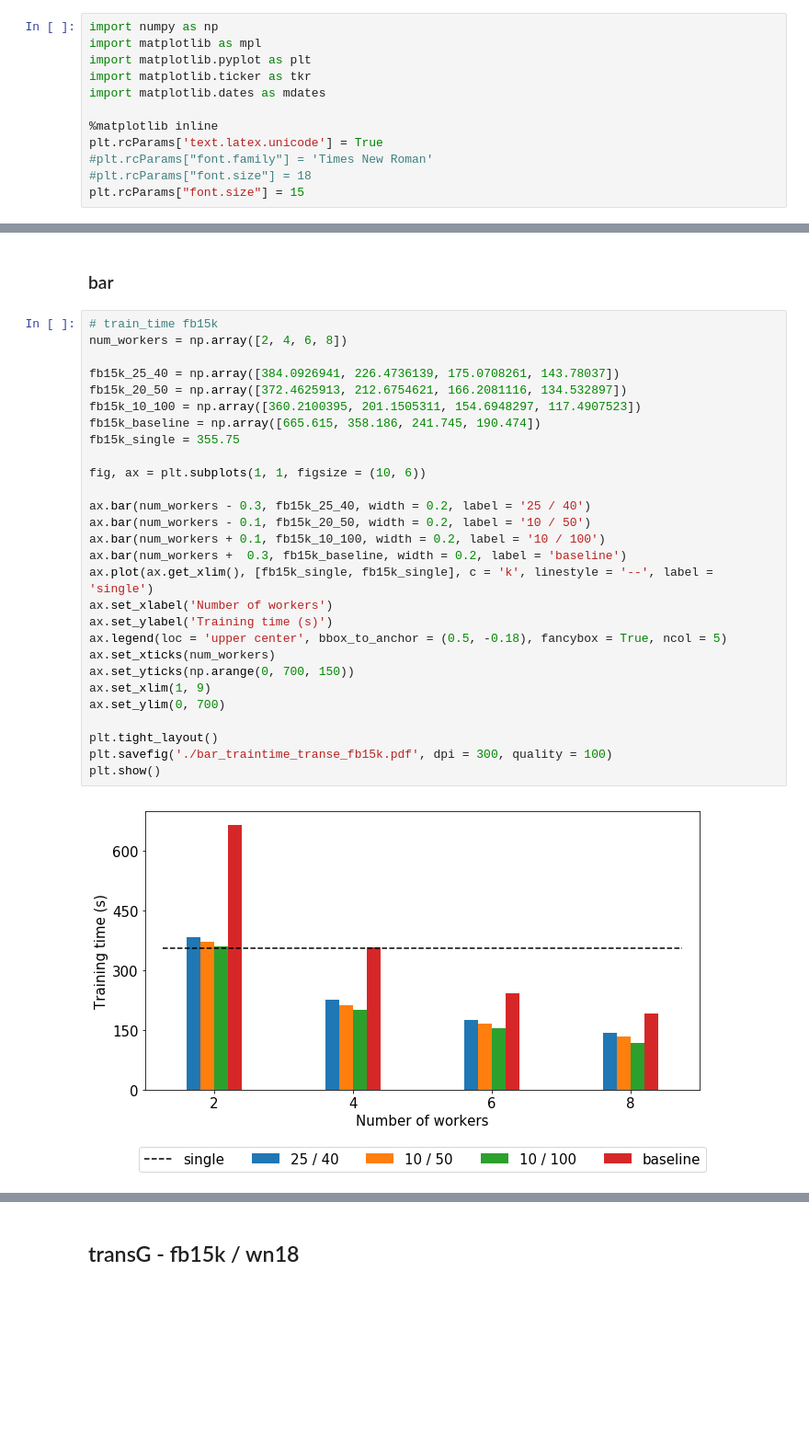
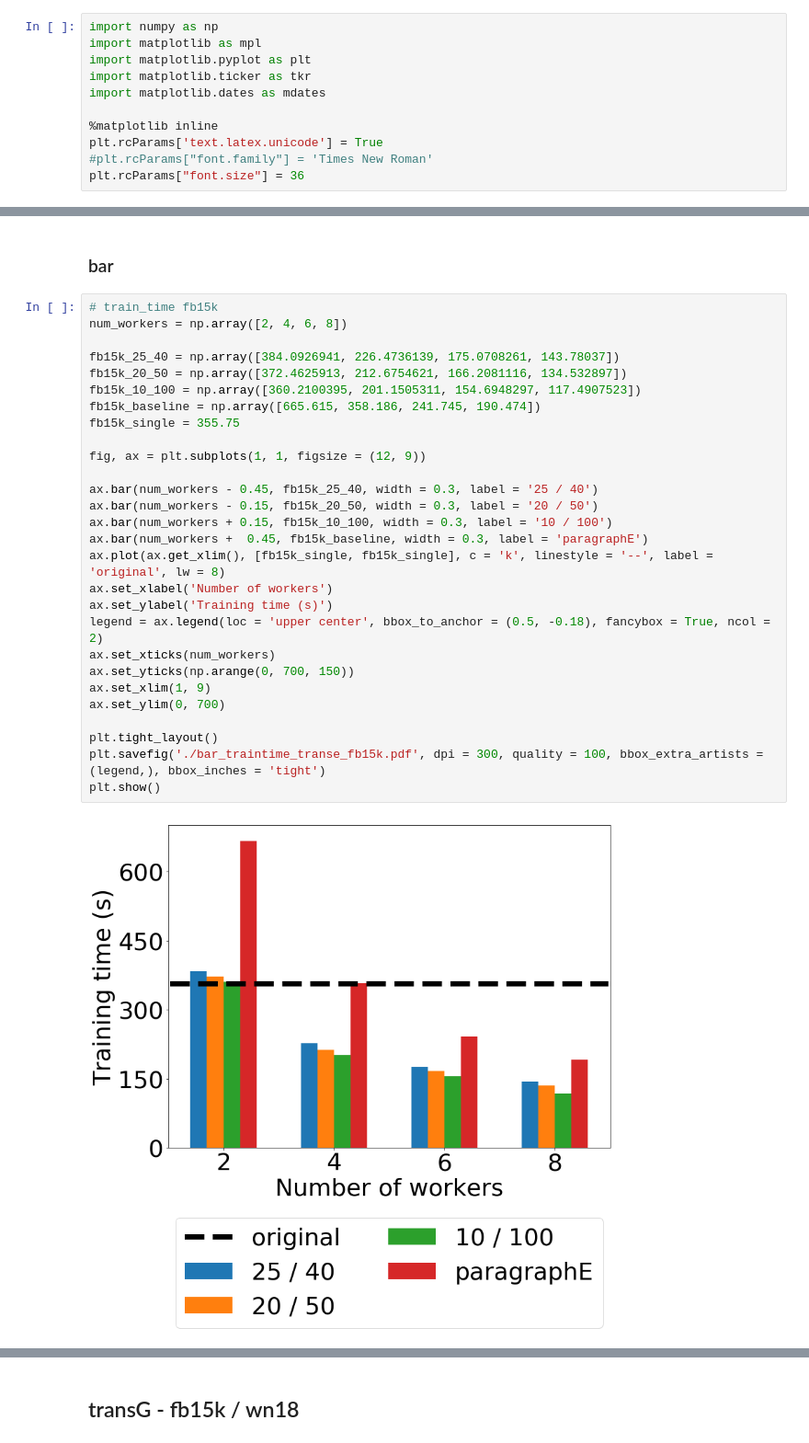
Before and after one commit to ahnjaewoo/Embedding, a Jupyter notebook: figures/figures.ipynb, the cells around one changed output, grey strips where cells are left out. Shown at 92% size. Drawn from its saved outputs; the diff is of its cells as text; blank space fills up the shorter version.

```diff
--- a/figures/figures.ipynb
+++ b/figures/figures.ipynb
@@ -8,8 +8,7 @@ import matplotlib.dates as mdates
 %matplotlib inline
 plt.rcParams['text.latex.unicode'] = True
 #plt.rcParams["font.family"] = 'Times New Roman'
-#plt.rcParams["font.size"] = 18
-plt.rcParams["font.size"] = 15
+plt.rcParams["font.size"] = 36
 # %% [markdown]
 ## transE - fb15k / wn18
 # %% [markdown]
@@ -17,30 +16,30 @@ plt.rcParams["font.size"] = 15
 # %%
 # train_time fb15k
 num_workers = np.array([2, 4, 6, 8])
 
 fb15k_25_40 = np.array([384.0926941, 226.4736139, 175.0708261, 143.78037])
 fb15k_20_50 = np.array([372.4625913, 212.6754621, 166.2081116, 134.532897])
 fb15k_10_100 = np.array([360.2100395, 201.1505311, 154.6948297, 117.4907523])
 fb15k_baseline = np.array([665.615, 358.186, 241.745, 190.474])
 fb15k_single = 355.75
 
-fig, ax = plt.subplots(1, 1, figsize = (10, 6))
+fig, ax = plt.subplots(1, 1, figsize = (12, 9))
 
-ax.bar(num_workers - 0.3, fb15k_25_40, width = 0.2, label = '25 / 40')
-ax.bar(num_workers - 0.1, fb15k_20_50, width = 0.2, label = '10 / 50')
-ax.bar(num_workers + 0.1, fb15k_10_100, width = 0.2, label = '10 / 100')
-ax.bar(num_workers +  0.3, fb15k_baseline, width = 0.2, label = 'baseline')
-ax.plot(ax.get_xlim(), [fb15k_single, fb15k_single], c = 'k', linestyle = '--', label = 'single')
+ax.bar(num_workers - 0.45, fb15k_25_40, width = 0.3, label = '25 / 40')
+ax.bar(num_workers - 0.15, fb15k_20_50, width = 0.3, label = '20 / 50')
+ax.bar(num_workers + 0.15, fb15k_10_100, width = 0.3, label = '10 / 100')
+ax.bar(num_workers +  0.45, fb15k_baseline, width = 0.3, label = 'paragraphE')
+ax.plot(ax.get_xlim(), [fb15k_single, fb15k_single], c = 'k', linestyle = '--', label = 'original', lw = 8)
 ax.set_xlabel('Number of workers')
 ax.set_ylabel('Training time (s)')
-ax.legend(loc = 'upper center', bbox_to_anchor = (0.5, -0.18), fancybox = True, ncol = 5)
+legend = ax.legend(loc = 'upper center', bbox_to_anchor = (0.5, -0.18), fancybox = True, ncol = 2)
 ax.set_xticks(num_workers)
 ax.set_yticks(np.arange(0, 700, 150))
 ax.set_xlim(1, 9)
 ax.set_ylim(0, 700)
 
 plt.tight_layout()
-plt.savefig('./bar_traintime_transe_fb15k.pdf', dpi = 300, quality = 100)
+plt.savefig('./bar_traintime_transe_fb15k.pdf', dpi = 300, quality = 100, bbox_extra_artists = (legend,), bbox_inches = 'tight')
 plt.show()
 # %% [output]
-[figure, old version]
+[figure, new version]
```
Also changed, not shown: parts of 27 cells of this notebook, 20 other files.
